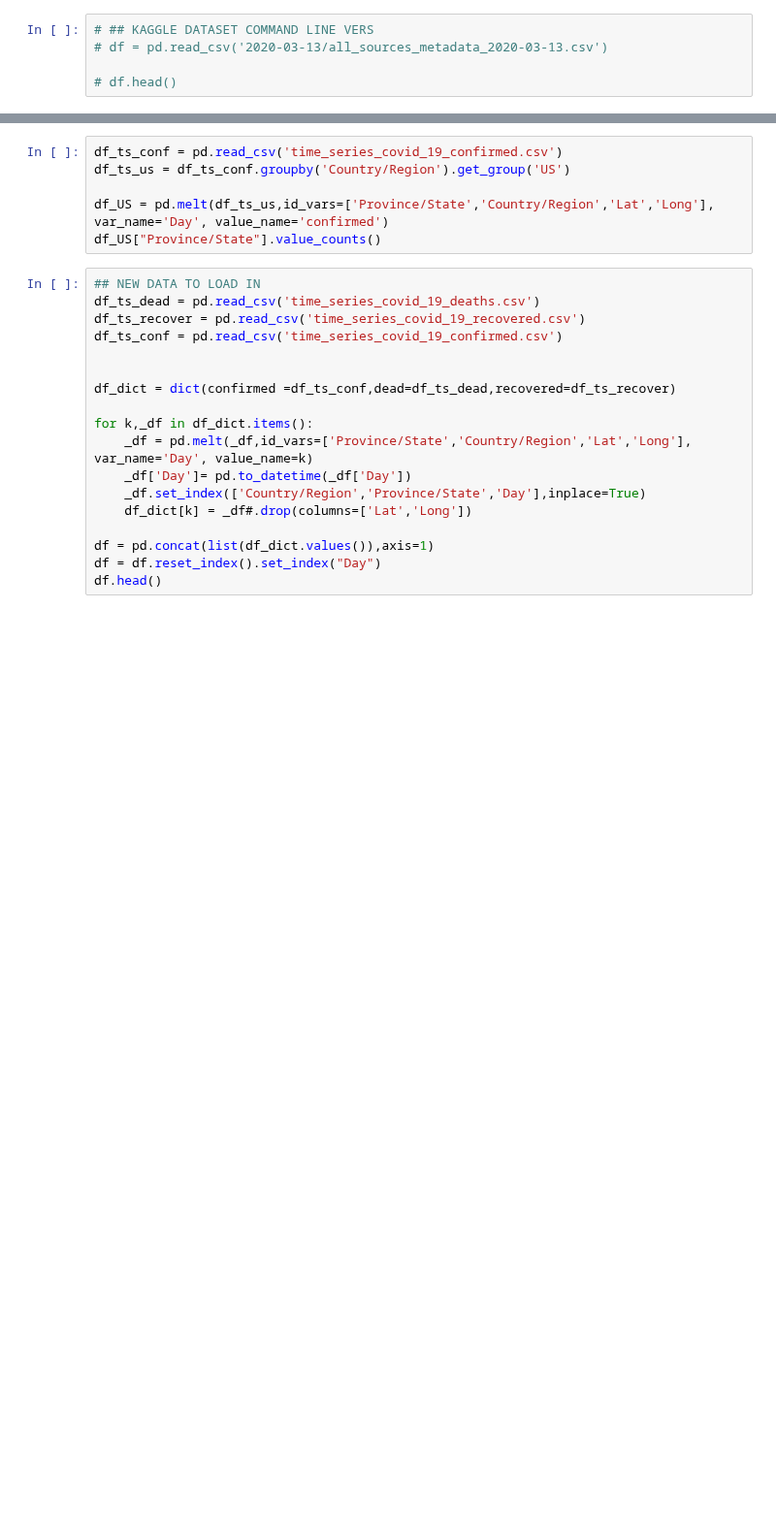
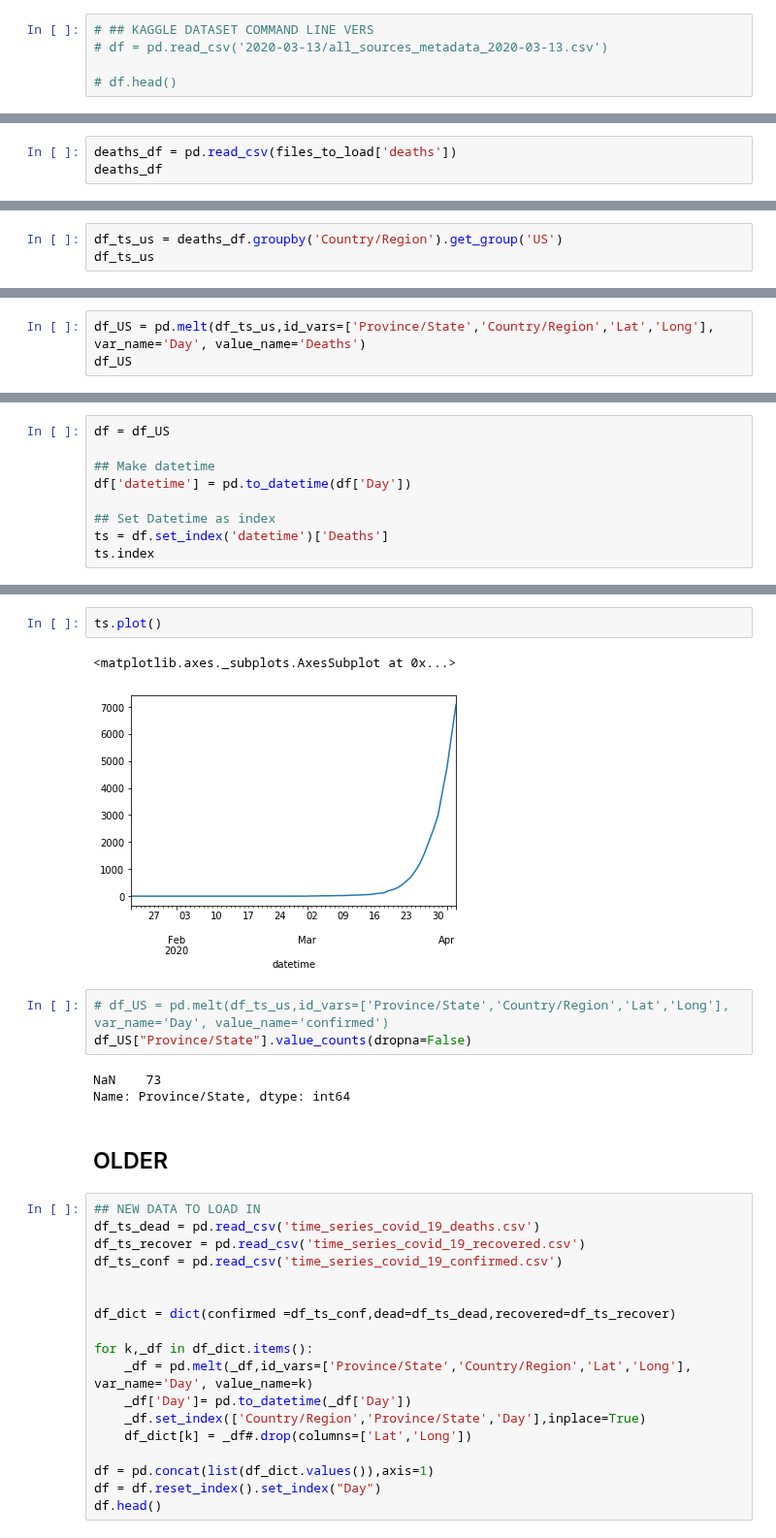
Before and after one commit to jirvingphd/playing-with-coronavirus-data, a Jupyter notebook: coronavirus-best.ipynb, the cells around one changed output, grey strips where cells are left out. Shown at 97% size. Drawn from its saved outputs; the diff is of its cells as text; blank space fills up the shorter version.

```diff
--- a/coronavirus-plotly.ipynb
+++ b/coronavirus-best.ipynb
@@ -417,0 +471,3 @@ df_us['Province/State'].value_counts()
+# %%
+deaths_df = pd.read_csv(files_to_load['deaths'])
+deaths_df
@@ -417,0 +488,3 @@ df_us['Province/State'].value_counts()
+# %%
+df_ts_us = deaths_df.groupby('Country/Region').get_group('US')
+df_ts_us
@@ -417,0 +495,3 @@ df_us['Province/State'].value_counts()
+# %%
+df_US = pd.melt(df_ts_us,id_vars=['Province/State','Country/Region','Lat','Long'], var_name='Day', value_name='Deaths')
+df_US
@@ -417,0 +512,9 @@ df_us['Province/State'].value_counts()
+# %%
+df = df_US
+
+## Make datetime
+df['datetime'] = pd.to_datetime(df['Day'])
+
+## Set Datetime as index
+ts = df.set_index('datetime')['Deaths']
+ts.index
@@ -418,9 +542,16 @@ df_us['Province/State'].value_counts()
+# %%
+ts.plot()
+# %% [output]
+<matplotlib.axes._subplots.AxesSubplot at 0x...>
+[figure, added]
 # %%
-df_ts_conf = pd.read_csv('time_series_covid_19_confirmed.csv')
-df_ts_us = df_ts_conf.groupby('Country/Region').get_group('US')
-
-df_US = pd.melt(df_ts_us,id_vars=['Province/State','Country/Region','Lat','Long'], var_name='Day', value_name='confirmed')
-df_US["Province/State"].value_counts()
+# df_US = pd.melt(df_ts_us,id_vars=['Province/State','Country/Region','Lat','Long'], var_name='Day', value_name='confirmed')
+df_US["Province/State"].value_counts(dropna=False)
+# %% [output]
+NaN    73
+Name: Province/State, dtype: int64
+# %% [markdown]
+## OLDER
 # %%
 ## NEW DATA TO LOAD IN
 df_ts_dead = pd.read_csv('time_series_covid_19_deaths.csv')
```
Also changed, not shown: parts of 17 cells of this notebook.
